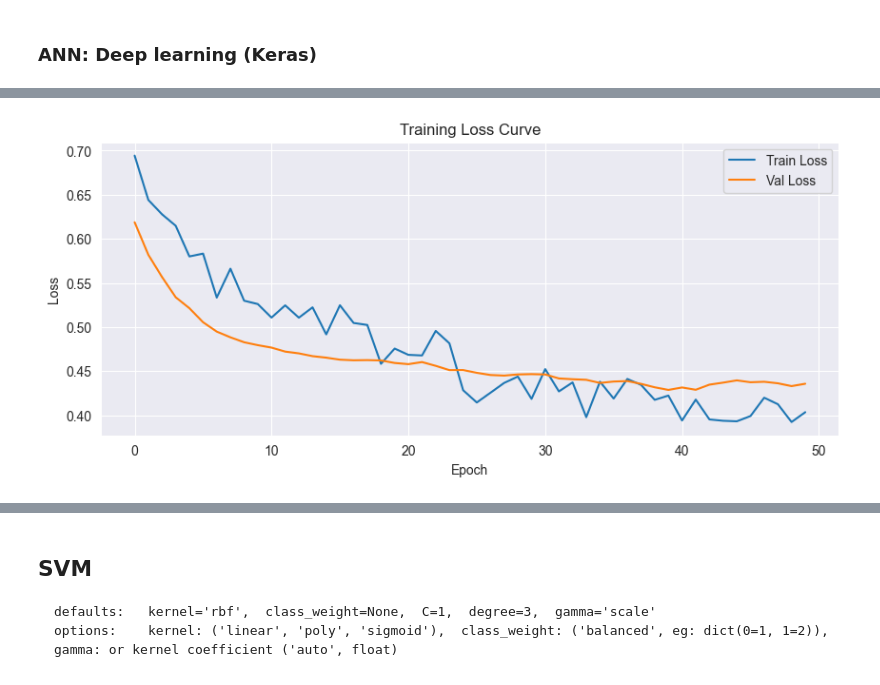
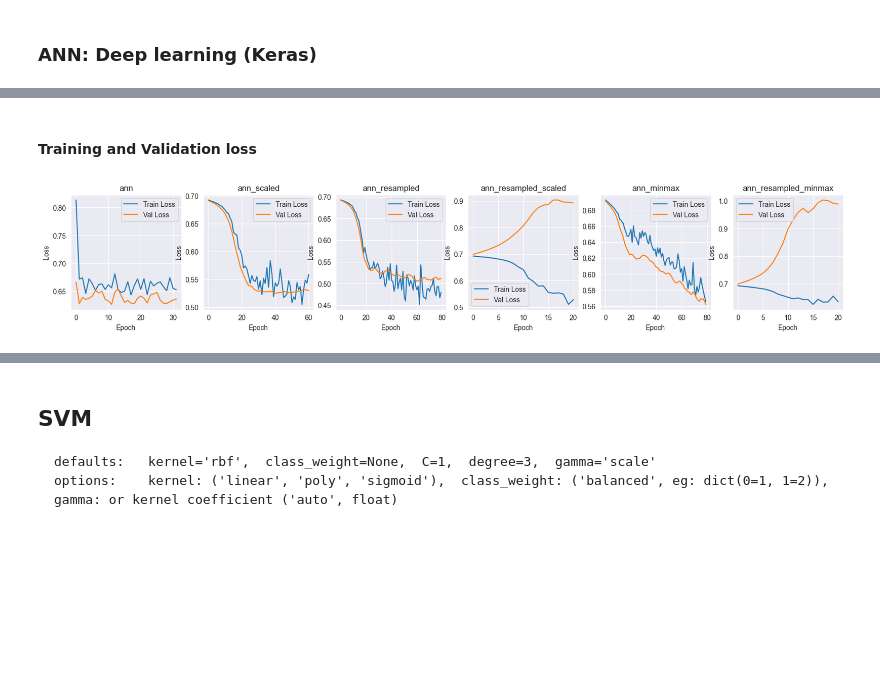
Before and after one commit to steventhestudent/CS4662_Project, a Jupyter notebook: Data Exploration.ipynb, the cells around one changed output, grey strips where cells are left out. Cells and saved outputs as stored; diff of their text form; code cells hidden in the pictures; blank space fills up the shorter version.

```diff
--- a/Data Exploration.ipynb
+++ b/Data Exploration.ipynb
@@ -671,3 +710,14 @@ plt.show()
 [figure]
 # %% [markdown]
 ### ANN: Deep learning (Keras)
+# %%
+early_stopping = EarlyStopping(min_delta=0.001, # minimium amount of change to count as an improvement
+    patience=20, # how many epochs to wait before stopping
+    restore_best_weights=True)
+model = Sequential()
+model.add(Dense(units=16, kernel_initializer='uniform', activation='relu', input_dim=11))
+model.add(Dense(units=8, kernel_initializer='uniform', activation='relu'))
+model.add(Dropout(0.25))
+model.add(Dense(units=8, kernel_initializer='uniform', activation='relu'))
+model.add(Dropout(0.5))
+model.add(Dense(units=1, kernel_initializer='uniform', activation='sigmoid'))
@@ -674,22 +793,3 @@ plt.show()
 # %%
-model = Sequential([
-    Dense(64, activation='relu', input_shape=(X_train_scaled.shape[1],)),
-    Dropout(0.3),
-    Dense(32, activation='relu'),
-    Dropout(0.2),
-    Dense(1, activation='sigmoid')
-])
-
-model.compile(optimizer='adam', loss='binary_crossentropy', metrics=['accuracy'])
-
-early_stop = EarlyStopping(monitor='val_loss', patience=10, restore_best_weights=True)
-history = model.fit(
-    X_train_scaled, y_train, validation_split=0.2,
-    epochs=100, batch_size=16, callbacks=[early_stop], verbose=0
-)
-
-keras_pred = model.predict(X_test_scaled).flatten() > 0.5
-print("\nKeras Neural Network Report:")
-print(metrics.classification_report(y_test, keras_pred, zero_division=0))
-print("F2 Score:", metrics.fbeta_score(y_test, keras_pred, beta=2))
+for i in new_models: print(metrics.classification_report(y_test, new_models[i].predictions))
 # %% [output]
@@ -709,12 +813,17 @@ F2 Score: 0.3246753246753247
-# %%
-# plot training history
-plt.figure(figsize=(10, 4))
-plt.plot(history.history['loss'], label='Train Loss')
-plt.plot(history.history['val_loss'], label='Val Loss')
-plt.title('Training Loss Curve')
-plt.xlabel('Epoch')
-plt.ylabel('Loss')
-plt.legend()
-plt.show()
-# %% [output]
-[figure, removed]
+# %% [markdown]
+#### Training and Validation loss
+# %%
+fig, axes = plt.subplots(1, 6, figsize=(20, 3))  # 1 row, 2 columns
+for i, model_name in enumerate(new_models):
+    model = models[model_name]
+    history = model.history
+    axes[i].plot(history.history['loss'], label='Train Loss')
+    axes[i].plot(history.history['val_loss'], label='Val Loss')
+    axes[i].set_title(model_name)
+    axes[i].set_xlabel('Epoch')
+    axes[i].set_ylabel('Loss')
+    axes[i].legend(loc="best")
+    print("")
+plt.show()
+# %% [output]
+[figure, added]
```
Also changed, not shown: parts of 10 cells of this notebook.
